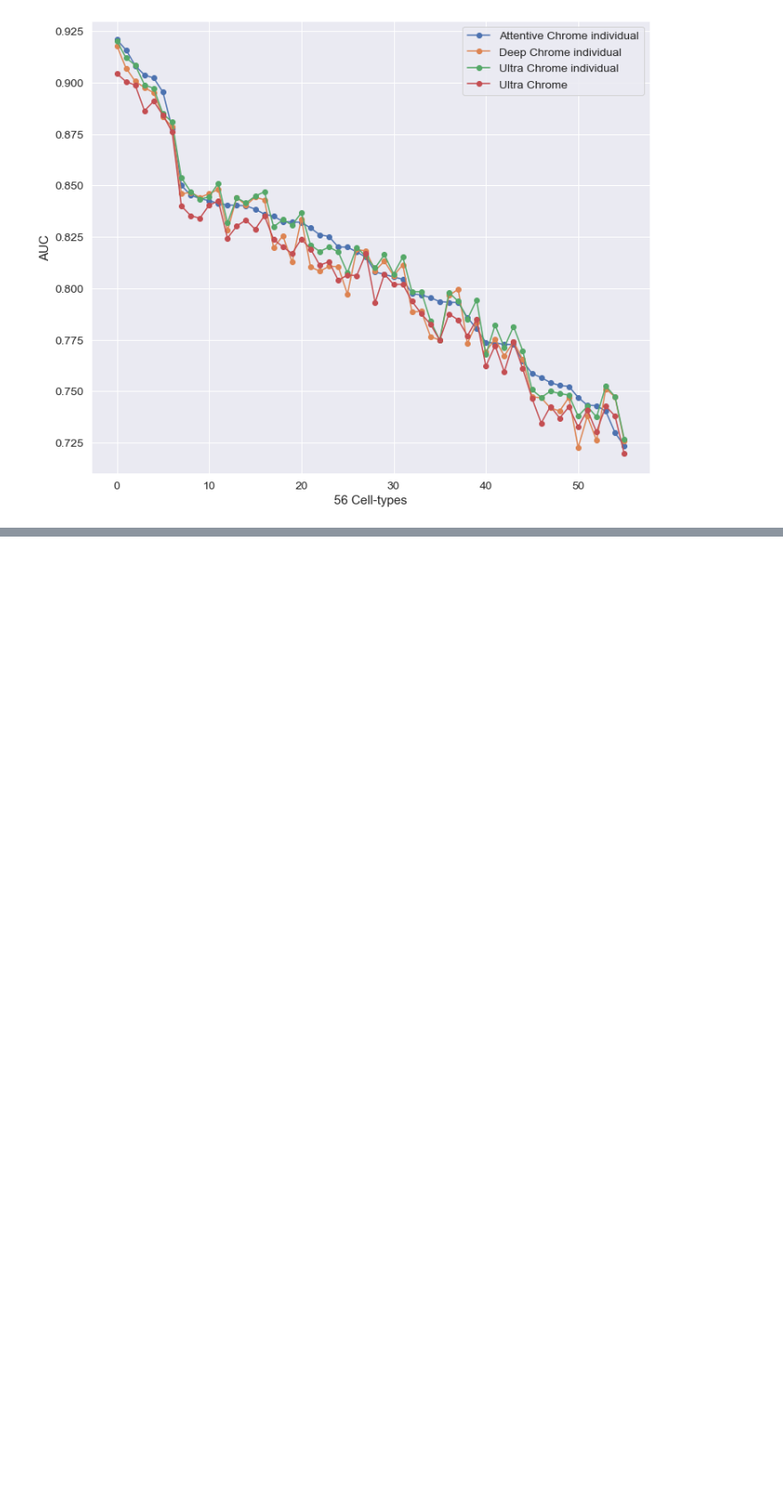
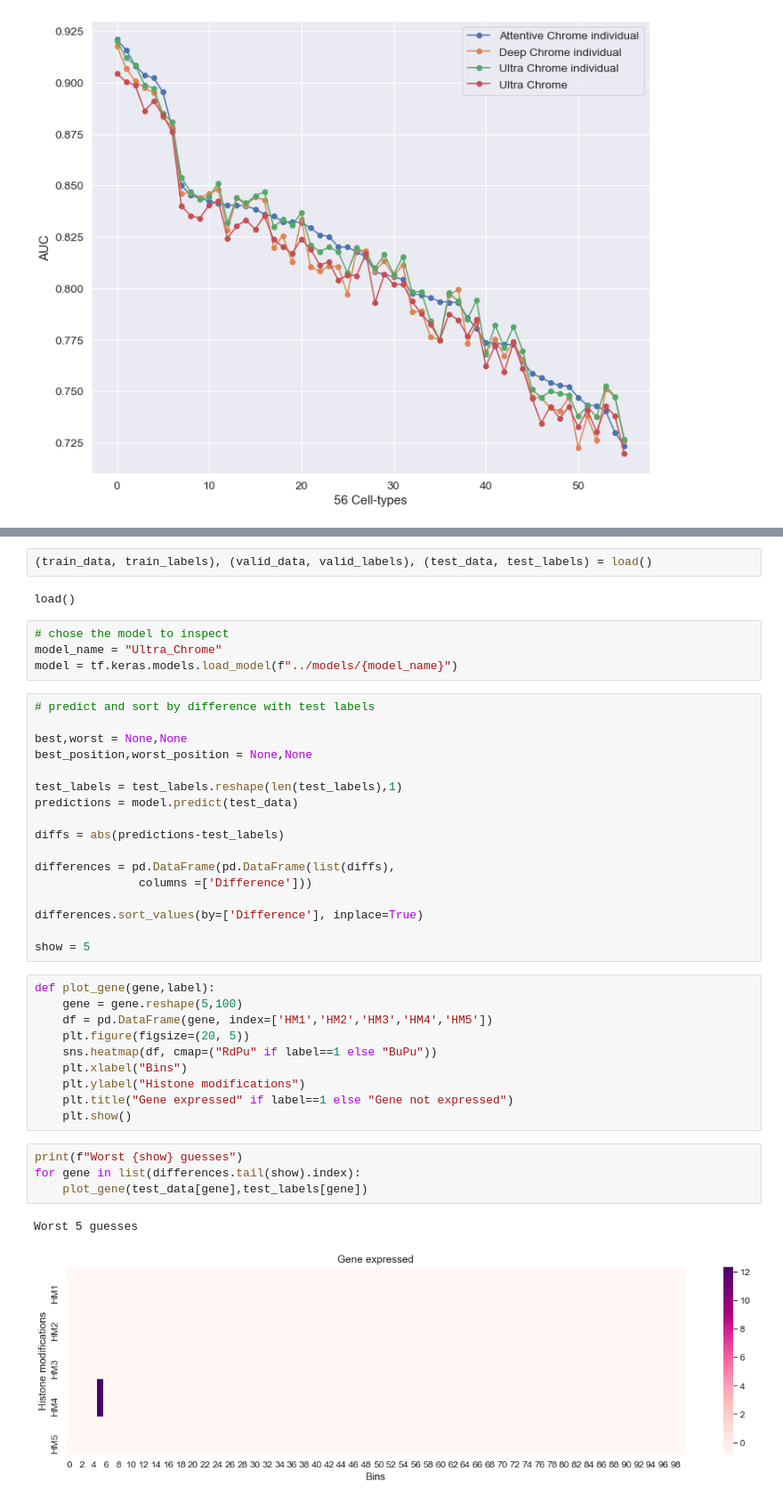
Before and after one commit to davide97g/ultra-chrome, a Jupyter notebook: notebooks/visualize.ipynb, the cells around one changed output, grey strips where cells are left out. Shown at 89% size. Drawn from its saved outputs; the diff is of its cells as text; blank space fills up the shorter version.

```diff
--- a/notebooks/visualize.ipynb
+++ b/notebooks/visualize.ipynb
@@ -222,0 +278,42 @@ plot_metrics(results)
+# %%
+(train_data, train_labels), (valid_data, valid_labels), (test_data, test_labels) = load()
+# %% [output]
+load()
+# %%
+# chose the model to inspect
+model_name = "Ultra_Chrome"
+model = tf.keras.models.load_model(f"../models/{model_name}")
+# %%
+# predict and sort by difference with test labels
+
+best,worst = None,None
+best_position,worst_position = None,None
+
+test_labels = test_labels.reshape(len(test_labels),1)
+predictions = model.predict(test_data)
+
+diffs = abs(predictions-test_labels)
+
+differences = pd.DataFrame(pd.DataFrame(list(diffs),
+               columns =['Difference']))
+
+differences.sort_values(by=['Difference'], inplace=True)
+
+show = 5
+# %%
+def plot_gene(gene,label):
+    gene = gene.reshape(5,100)
+    df = pd.DataFrame(gene, index=['HM1','HM2','HM3','HM4','HM5'])
+    plt.figure(figsize=(20, 5))
+    sns.heatmap(df, cmap=("RdPu" if label==1 else "BuPu"))
+    plt.xlabel("Bins")
+    plt.ylabel("Histone modifications")
+    plt.title("Gene expressed" if label==1 else "Gene not expressed")
+    plt.show()
+# %%
+print(f"Worst {show} guesses")
+for gene in list(differences.tail(show).index):
+    plot_gene(test_data[gene],test_labels[gene])
+# %% [output]
+Worst 5 guesses
+[figure, added]
```
Also changed, not shown: parts of 8 cells of this notebook, 2 other files.
